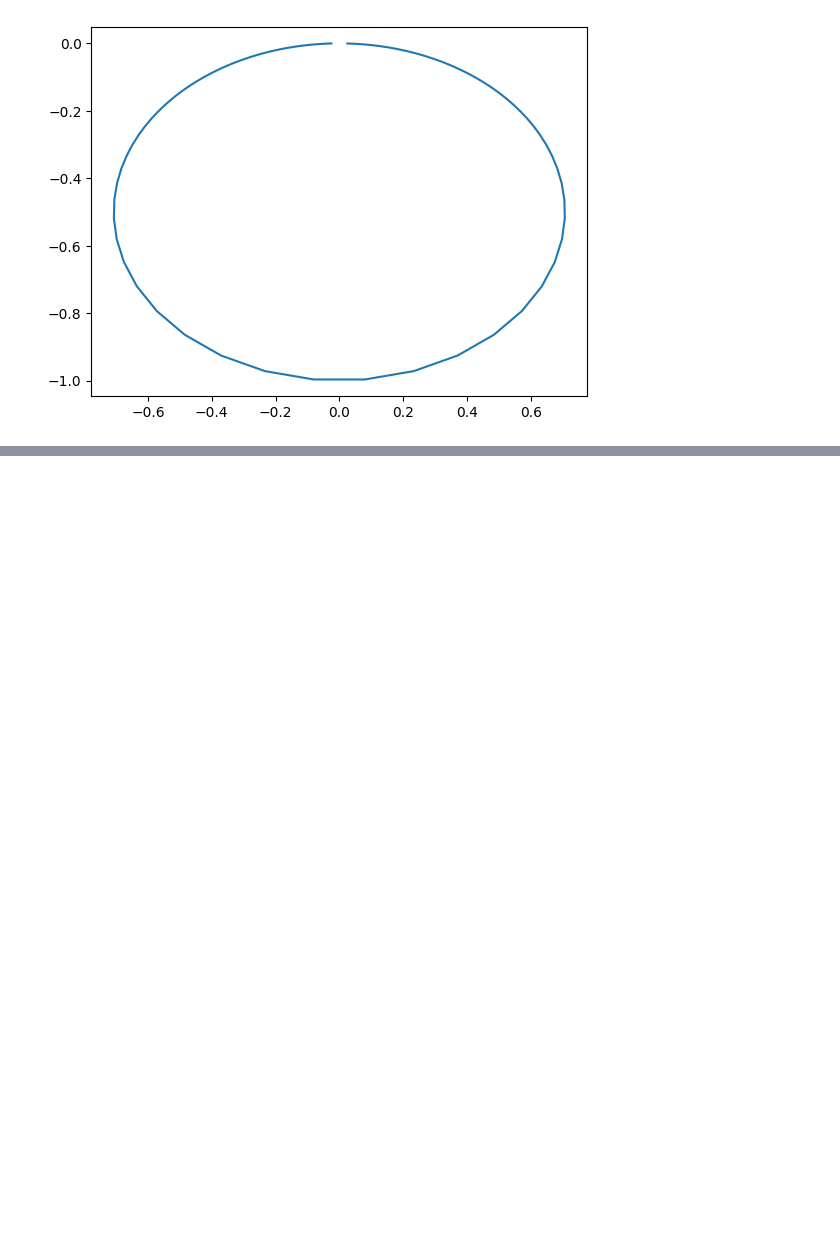
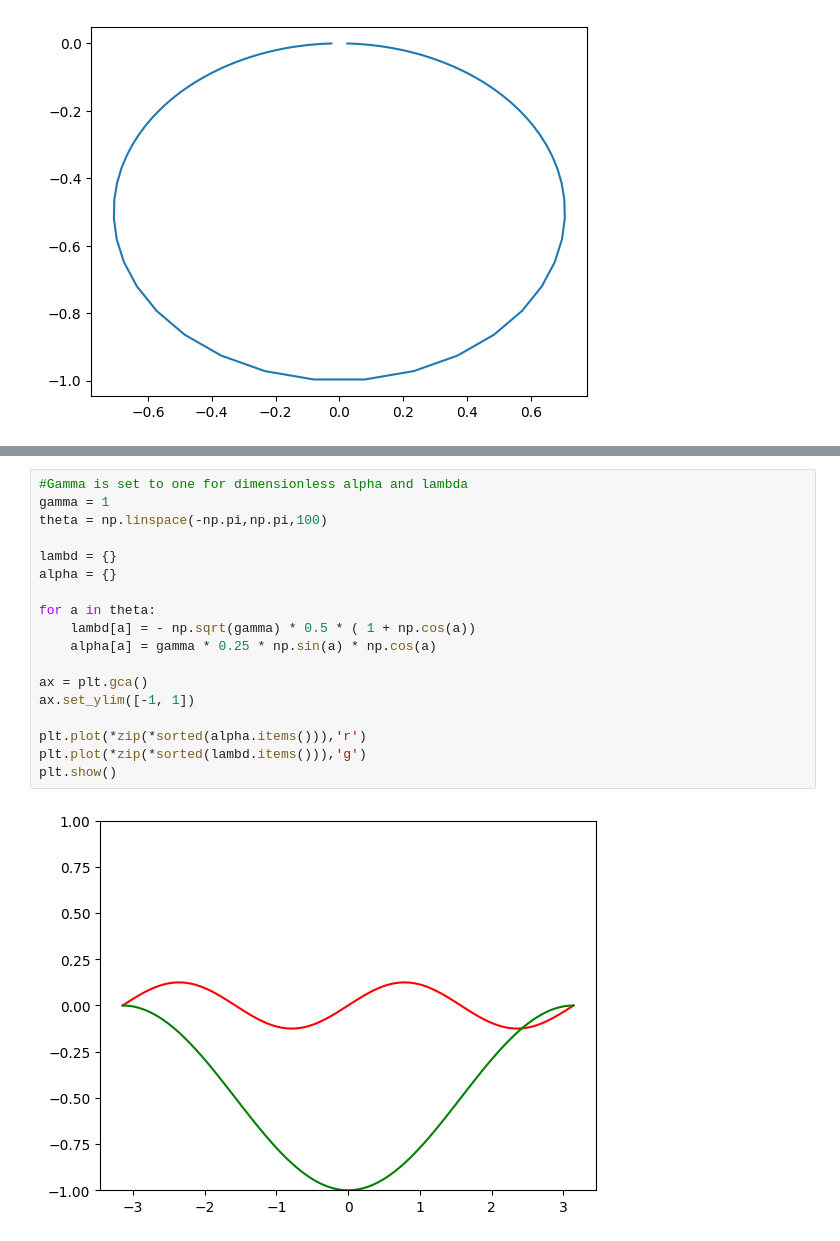
Before and after one commit to vathzen/qmsc-python-project, a Jupyter notebook: Project.ipynb, the cells around one changed output, grey strips where cells are left out. Drawn from its saved outputs; the diff is of its cells as text; blank space fills up the shorter version.

```diff
--- a/Project.ipynb
+++ b/Project.ipynb
@@ -37,0 +44,20 @@ plt.show()
+# %%
+#Gamma is set to one for dimensionless alpha and lambda
+gamma = 1
+theta = np.linspace(-np.pi,np.pi,100)
+
+lambd = {}
+alpha = {}
+
+for a in theta:
+    lambd[a] = - np.sqrt(gamma) * 0.5 * ( 1 + np.cos(a))
+    alpha[a] = gamma * 0.25 * np.sin(a) * np.cos(a)
+
+ax = plt.gca()
+ax.set_ylim([-1, 1])
+
+plt.plot(*zip(*sorted(alpha.items())),'r')
+plt.plot(*zip(*sorted(lambd.items())),'g')
+plt.show()
+# %% [output]
+[figure, added]
```
Also changed, not shown: parts of 1 cell of this notebook.
